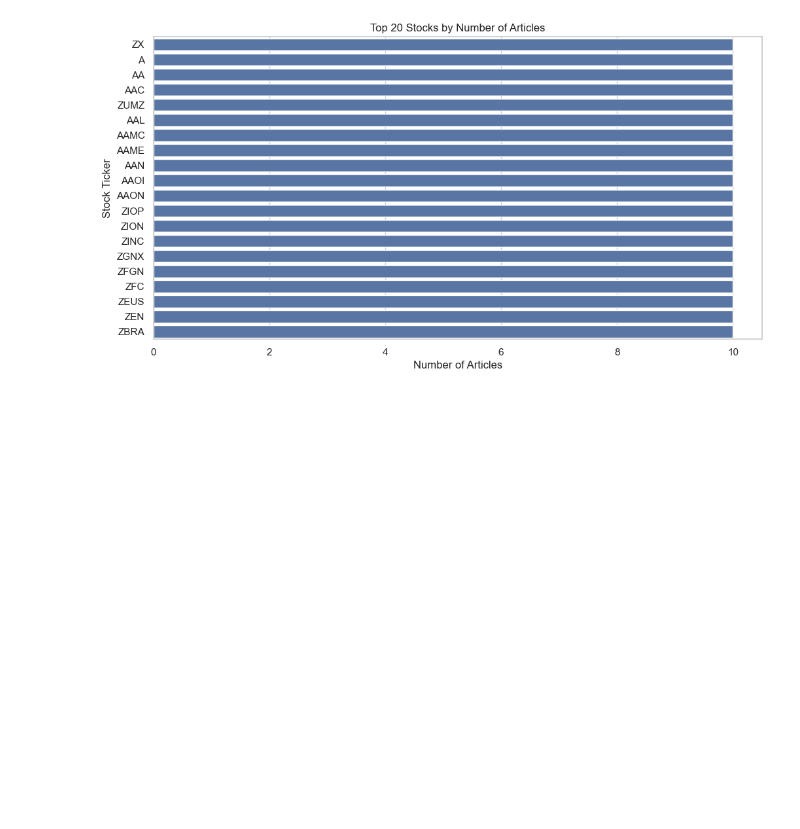
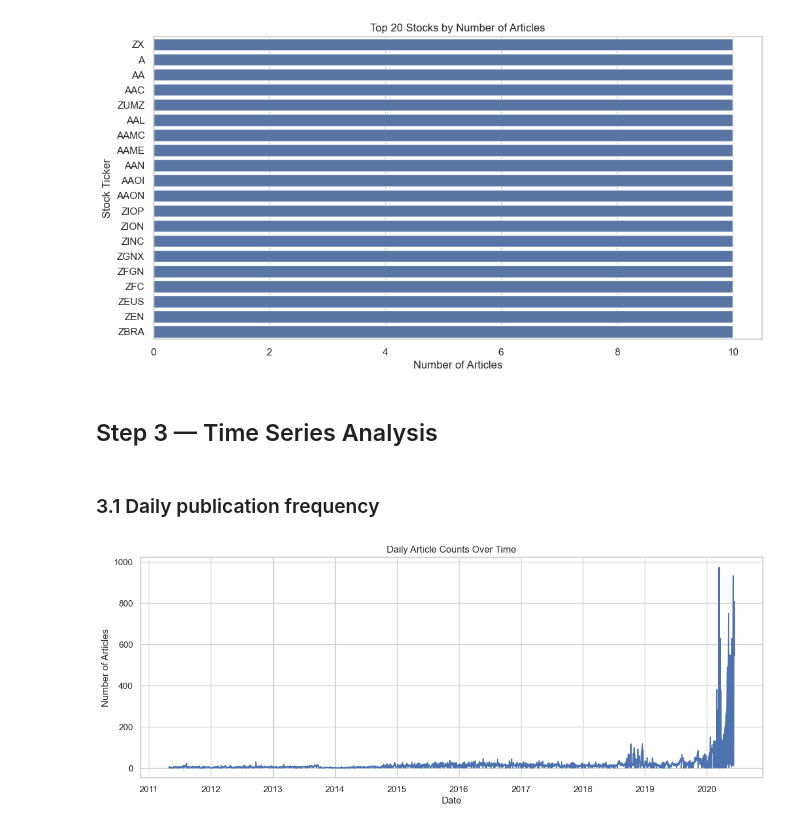
Before and after one commit to Kalalayu/Predicting-Price-Moves-with-News-Sentiment-week1, a Jupyter notebook: notebooks/sentiment_model.ipynb, the cells around one changed output. Drawn from its saved outputs; the diff is of its cells as text; code cells hidden in the pictures; blank space fills up the shorter version.

Commit message:
feat: plot daily time series of article counts for top publishers

```diff
--- a/notebooks/sentiment_model.ipynb
+++ b/notebooks/sentiment_model.ipynb
@@ -129,3 +129,18 @@ ZEN     10
 ZBRA    10
 Name: count, dtype: int64
 [figure]
+# %% [markdown]
+## Step 3 — Time Series Analysis
+# %% [markdown]
+### 3.1 Daily publication frequency
+# %%
+daily_counts = df.groupby('date_only').size()
+
+plt.figure(figsize=(14,5))
+daily_counts.plot()
+plt.title('Daily Article Counts Over Time')
+plt.xlabel('Date')
+plt.ylabel('Number of Articles')
+plt.show()
+# %% [output]
+[figure, added]
```
Also changed, not shown: parts of 2 cells of this notebook.
